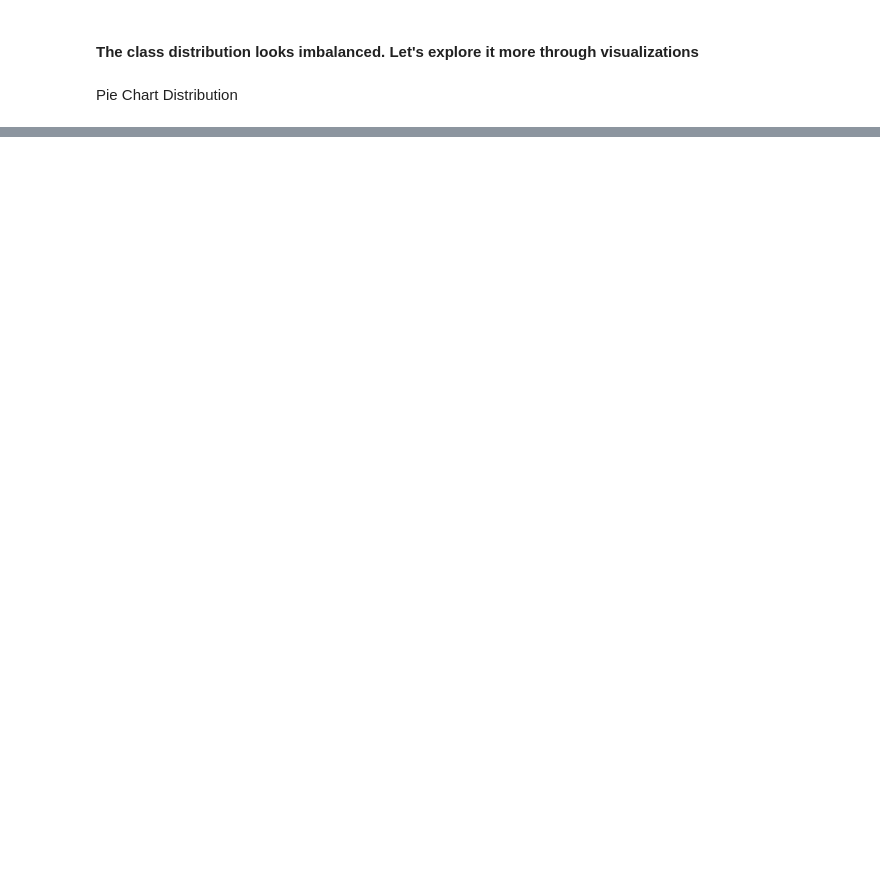
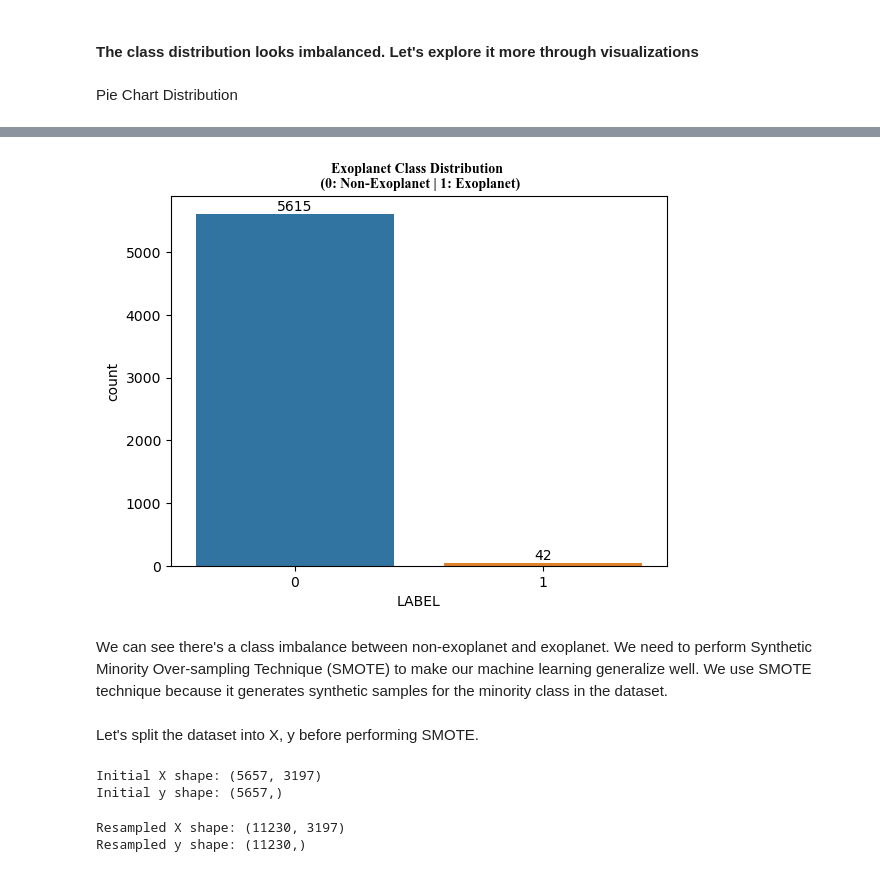
Before and after one commit to shekar-raja/exoplanet-detection-system-ml, a Jupyter notebook: Exoplanet Detection System.ipynb, the cells around one changed output, grey strips where cells are left out. Drawn from its saved outputs; the diff is of its cells as text; code cells hidden in the pictures; blank space fills up the shorter version.

Commit message:
Class imbalance code added

```diff
--- a/Exoplanet Detection System.ipynb
+++ b/Exoplanet Detection System.ipynb
@@ -116,6 +172,33 @@ plt.show();
 # %%
-# Visulization #3 :- Number of Stars with Confirmed Exoplanets or Not
-plt.title('CLASS DISTRIBUTIONS \n (0: Not Exoplanet || 1: Exoplanet)', fontsize=20, font='times new roman', weight='bold', color='black')
+# Visulization #2 :- Number of Stars with Confirmed Exoplanets or Not
+plt.title('Exoplanet Class Distribution \n (0: Non-Exoplanet | 1: Exoplanet)', fontsize=20, font='times new roman', weight='bold', color='black')
 ax = sns.countplot(data=df, x="LABEL")
 ax.bar_label(ax.containers[0])
-plt.show()
+plt.show();
+# %% [output]
+[figure, added]
+# %% [markdown]
+We can see there's a class imbalance between non-exoplanet and exoplanet. We need to perform Synthetic Minority Over-sampling Technique (SMOTE) to make our machine learning generalize well. We use SMOTE technique because it generates synthetic samples for the minority class in the dataset.
+# %% [markdown]
+Let's split the dataset into X, y before performing SMOTE.
+# %%
+X = df.drop("LABEL", axis=1)
+y = df["LABEL"]
+
+# Check initial shapes
+print(f'Initial X shape: {X.shape}')
+print(f'Initial y shape: {y.shape}')
+# %% [output]
+Initial X shape: (5657, 3197)
+Initial y shape: (5657,)
+# %%
+# Over sampling the imbalanced class
+smote = SMOTE(random_state=21)
+X_resampled, y_resampled = smote.fit_resample(X, y)
+
+# Check resampled shapes
+print(f'Resampled X shape: {X_resampled.shape}')
+print(f'Resampled y shape: {y_resampled.shape}')
+# %% [output]
+Resampled X shape: (11230, 3197)
+Resampled y shape: (11230,)
```
Also changed, not shown: parts of 32 cells of this notebook.
